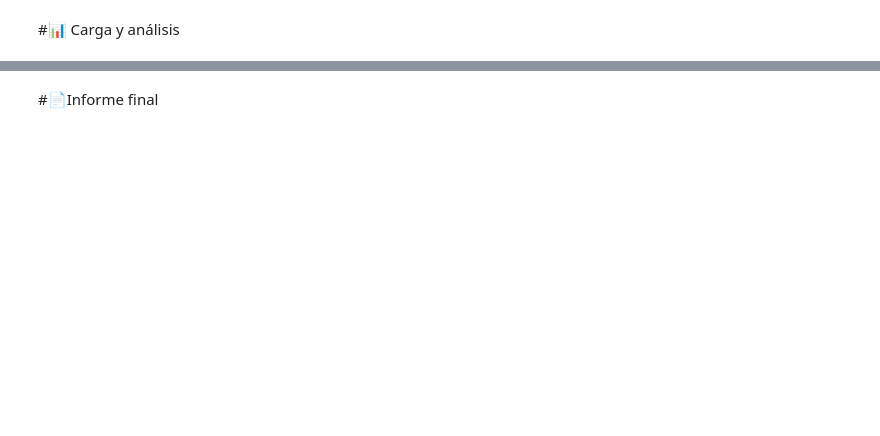
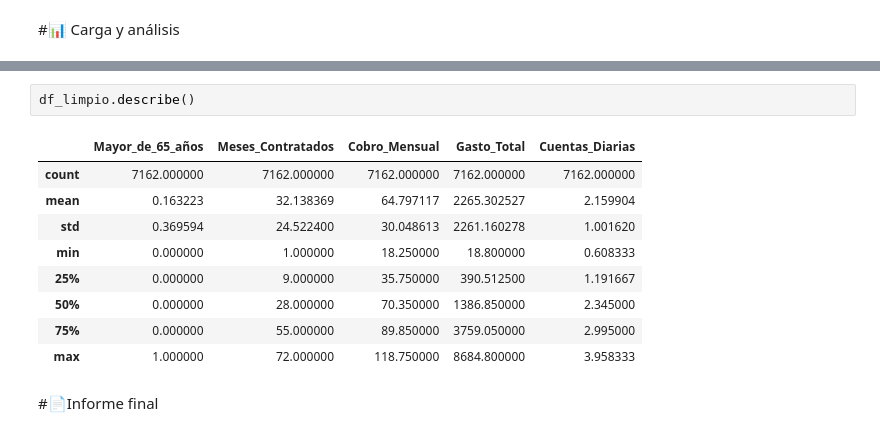
Before and after one commit to Deinbi/TelecomX_Challenge, a Jupyter notebook: WalterMancuso_TelecomX_LATAM.ipynb, the cells around one changed output, grey strips where cells are left out. Saved outputs shown, nothing was run; the diff lists cells and outputs as text; blank space fills up the shorter version.

```diff
--- a/WalterMancuso_TelecomX_LATAM.ipynb
+++ b/WalterMancuso_TelecomX_LATAM.ipynb
@@ -260,2 +491,14 @@ Los vacios son solo el 3% de los datos aportados. En un principio, los voy a eli
+# %%
+df_limpio.describe()
+# %% [output]
+|  | Mayor_de_65_años | Meses_Contratados | Cobro_Mensual | Gasto_Total | Cuentas_Diarias |
+| count | 7162.000000 | 7162.000000 | 7162.000000 | 7162.000000 | 7162.000000 |
+| mean | 0.163223 | 32.138369 | 64.797117 | 2265.302527 | 2.159904 |
+| std | 0.369594 | 24.522400 | 30.048613 | 2261.160278 | 1.001620 |
+| min | 0.000000 | 1.000000 | 18.250000 | 18.800000 | 0.608333 |
+| 25% | 0.000000 | 9.000000 | 35.750000 | 390.512500 | 1.191667 |
+| 50% | 0.000000 | 28.000000 | 70.350000 | 1386.850000 | 2.345000 |
+| 75% | 0.000000 | 55.000000 | 89.850000 | 3759.050000 | 2.995000 |
+| max | 1.000000 | 72.000000 | 118.750000 | 8684.800000 | 3.958333 |
 # %% [markdown]
 #📄Informe final
```
Also changed, not shown: parts of 22 cells of this notebook.
